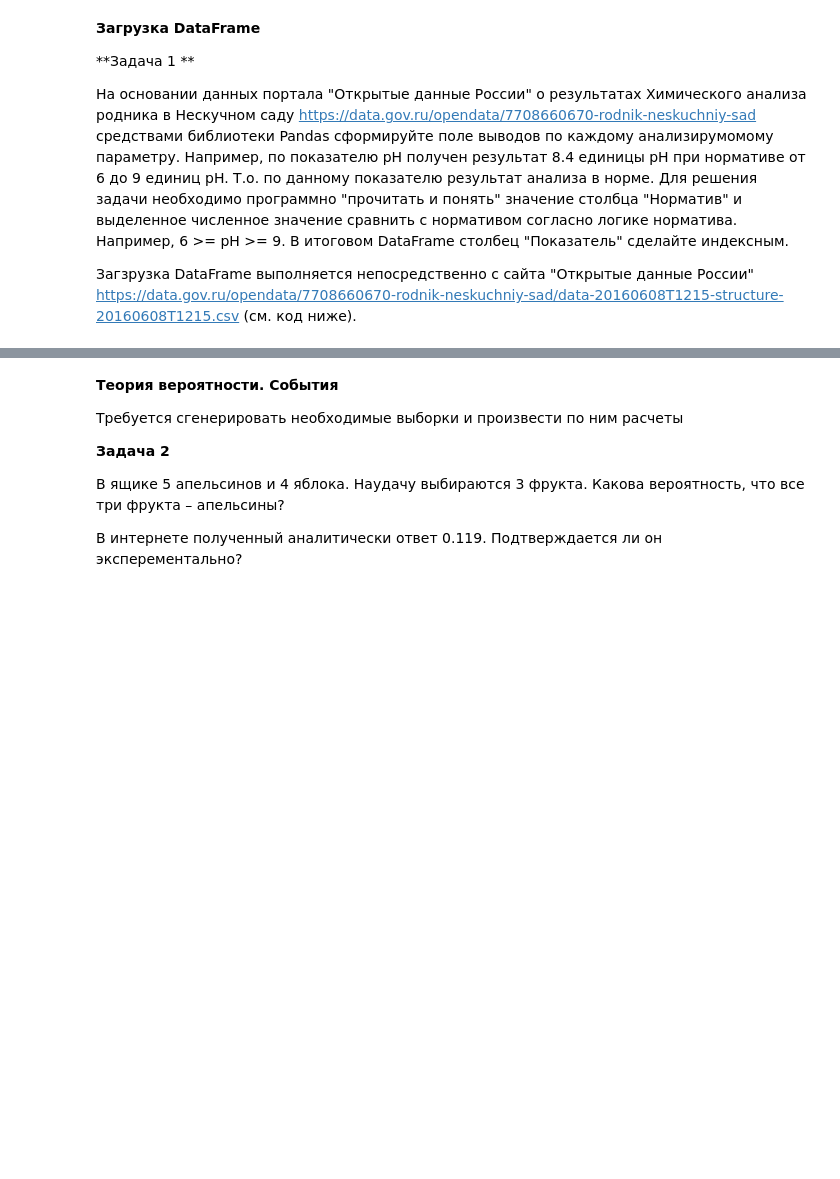
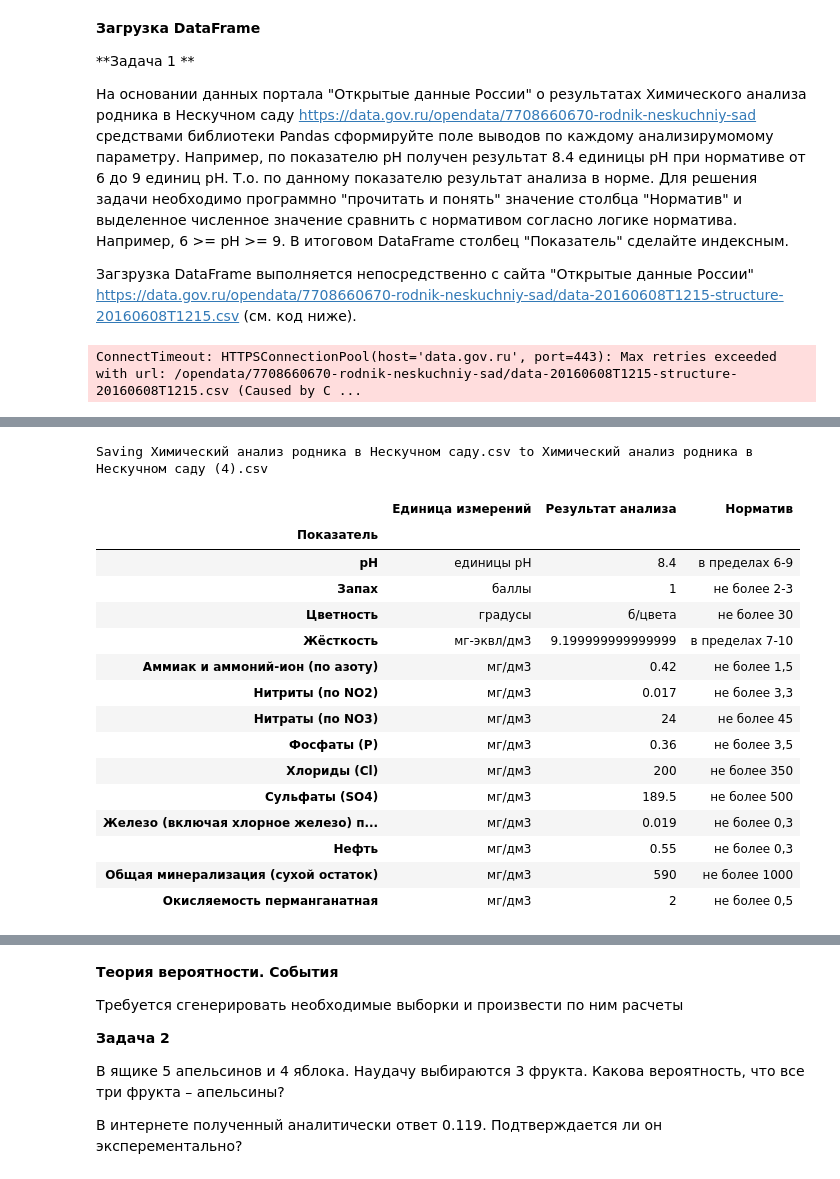
Before and after one commit to NtimTim/DS_School_Home_Work, a Jupyter notebook: Hometask/Практика_к_занятию_4_Empty.ipynb, the cells around one changed output, grey strips where cells are left out. Cells and saved outputs as stored; diff of their text form; code cells hidden in the pictures; blank space fills up the shorter version.

```diff
--- a/Hometask/Практика_к_занятию_4_Empty.ipynb
+++ b/Hometask/Практика_к_занятию_4_Empty.ipynb
@@ -21,6 +23,7 @@ import re # for data processing
 
 Загзрузка DataFrame выполняется непосредственно c сайта "Открытые данные России" https://data.gov.ru/opendata/7708660670-rodnik-neskuchniy-sad/data-20160608T1215-structure-20160608T1215.csv (см. код ниже).
 # %%
+# не сработало, TimeoutError
 headers={
     'User-Agent': 'Mozilla/5.0 (X11; Ubuntu; Linux x86_64; rv:52.0) Gecko/20100101 Firefox/52.0',
 }
@@ -33,8 +36,5 @@ def get_content(url):
 url ="https://data.gov.ru/opendata/7708660670-rodnik-neskuchniy-sad/data-20160608T1215-structure-20160608T1215.csv"
 s = get_content(url)
 df=pd.read_csv(io.StringIO(s.decode('UTF8')))
-
-
-### Если не работает загрузка on-line
-#df=pd.read_csv("Химический анализ родника в Нескучном саду.csv", sep=';')
-display(df)
+# %% [output]
+ConnectTimeout: HTTPSConnectionPool(host='data.gov.ru', port=443): Max retries exceeded with url: /opendata/7708660670-rodnik-neskuchniy-sad/data-20160608T1215-structure-20160608T1215.csv (Caused by C ...
@@ -42,0 +41,7 @@ display(df)
+# %%
+### Если не работает загрузка on-line TimeoutError, то в colab так же можно выбрать файл с диска
+from google.colab import files
+uploaded = files.upload() #выберите файл на диске Химический анализ родника в Нескучном саду.csv
+df=pd.read_csv("Химический анализ родника в Нескучном саду.csv", sep=';', index_col=0)
+display(df)
+# %% [output]
@@ -42,0 +49,17 @@ display(df)
+Saving Химический анализ родника в Нескучном саду.csv to Химический анализ родника в Нескучном саду (4).csv
+|  | Единица измерений | Результат анализа | Норматив |
+| Показатель |  |  |  |
+| pH | единицы pH | 8.4 | в пределах 6-9 |
+| Запах | баллы | 1 | не более 2-3 |
+| Цветность | градусы | б/цвета | не более 30 |
+| Жёсткость | мг-эквл/дм3 | 9.199999999999999 | в пределах 7-10 |
+| Аммиак и аммоний-ион (по азоту) | мг/дм3 | 0.42 | не более 1,5 |
+| Нитриты (по NO2) | мг/дм3 | 0.017 | не более 3,3 |
+| Нитраты (по NO3) | мг/дм3 | 24 | не более 45 |
+| Фосфаты (P) | мг/дм3 | 0.36 | не более 3,5 |
+| Хлориды (Cl) | мг/дм3 | 200 | не более 350 |
+| Сульфаты (SO4) | мг/дм3 | 189.5 | не более 500 |
+| Железо (включая хлорное железо) п... | мг/дм3 | 0.019 | не более 0,3 |
+| Нефть | мг/дм3 | 0.55 | не более 0,3 |
+| Общая минерализация (сухой остаток) | мг/дм3 | 590 | не более 1000 |
+| Окисляемость перманганатная | мг/дм3 | 2 | не более 0,5 |
```
Also changed, not shown: parts of 4 cells of this notebook.
